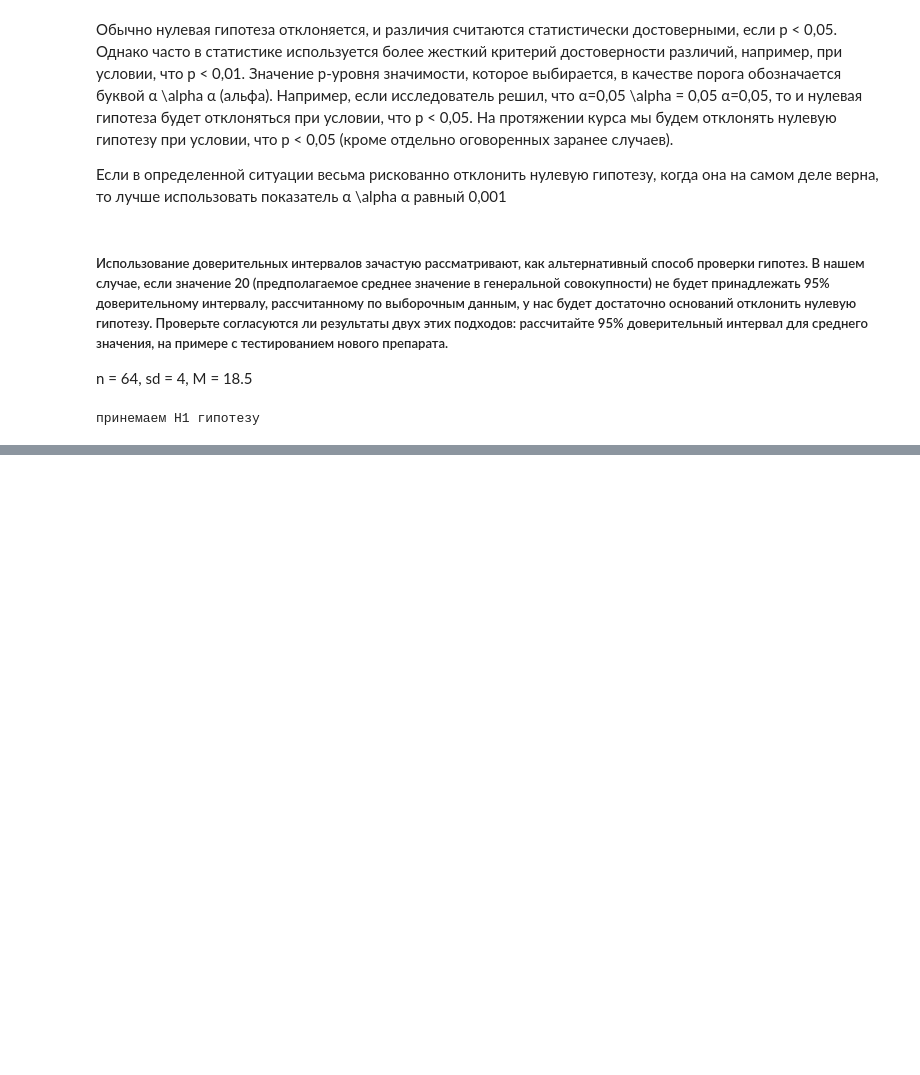
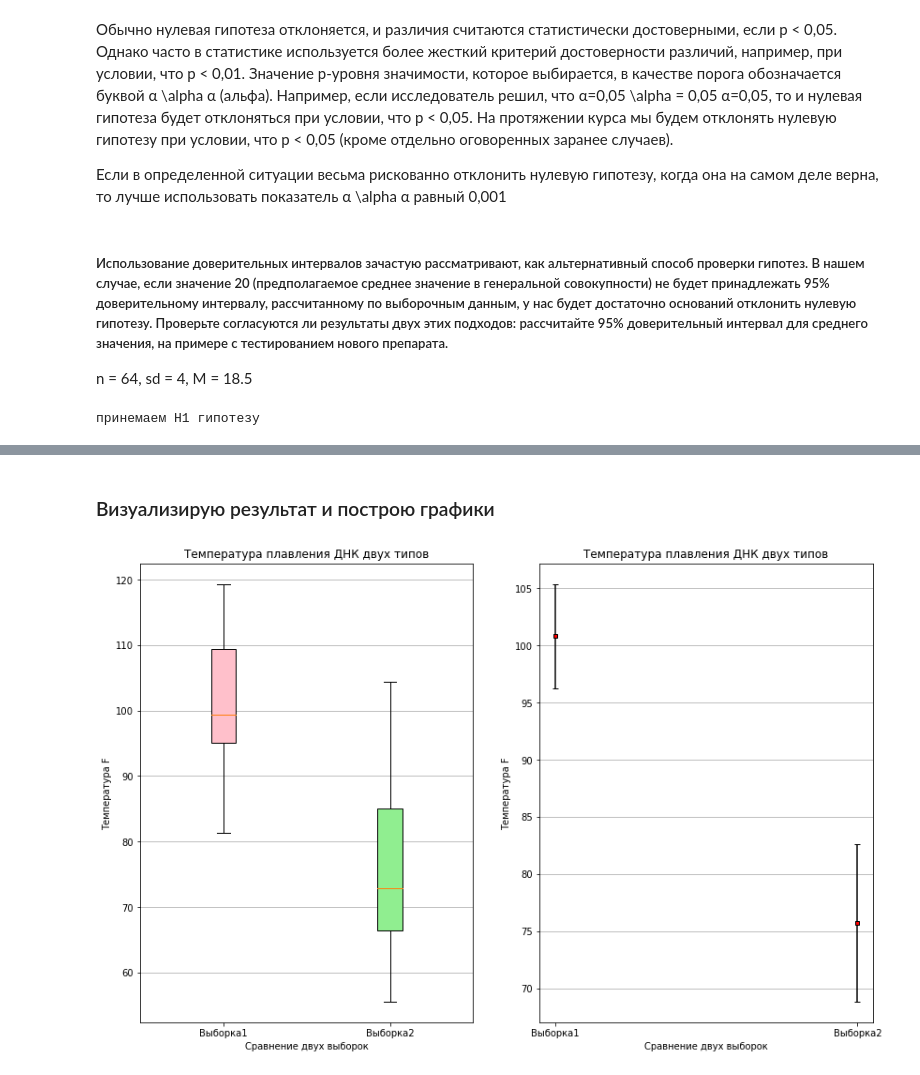
Before and after one commit to MaksimOsokin/training_in_pandas, a Jupyter notebook: tasks_from_the_course/Статистика_конспект.ipynb, the cells around one changed output, grey strips where cells are left out. Drawn from its saved outputs; the diff is of its cells as text; code cells hidden in the pictures; blank space fills up the shorter version.

```diff
--- a/tasks_from_the_course/Статистика_конспект.ipynb
+++ b/tasks_from_the_course/Статистика_конспект.ipynb
@@ -1137,0 +1270,47 @@ R:
+# %% [markdown]
+### Визуализирую результат и построю графики
+# %%
+import pandas as pd
+from scipy.stats import t
+import matplotlib.pyplot as plt
+
+array1 = [84.7, 105.0, 98.9, 97.9, 108.7, 81.3, 99.4, 89.4, 93.0, 119.3, 99.2, 99.4, 97.1, 112.4, 99.8, 94.7, 114.0, 95.1, 115.5, 111.5]
+array2 = [57.2, 68.6, 104.4, 95.1, 89.9, 70.8, 83.5, 60.1, 75.7, 102.0, 69.0, 79.6, 68.9, 98.6, 76.0, 74.8, 56.0, 55.6, 69.4, 59.5]
+
+# считаем количество элементов, среднее, стандартное отклонение и стандартную ошибку
+df = pd.DataFrame({'Выборка1':array1, 'Выборка2':array2}).agg(['mean','std','count','sem']).transpose()
+df.columns = ['Mx','SD','N','SE']
+
+# рассчитываем 95% интервал отклонения среднего
+p = 0.95
+K = t.ppf((1 + p)/2, df['Mx']-1)
+df['interval'] = K * df['SE']
+
+#строим графики, boxplot из изначальных данных array1, array2,  доверительные интервалы из датафрейма df
+fig, (ax1, ax2) = plt.subplots(nrows=1, ncols=2, figsize=(14, 9))
+
+# график boxplot
+bplot1 = ax1.boxplot([array1, array2],
+                     vert=True,  # создаем вертикальные боксы
+                     patch_artist=True, # для красоты заполним цветом боксы квантилей
+                     labels=['Выборка1', 'Выборка2']) # используется для задания значений выборок в случае с boxplot
+
+# график доверительных интервалов
+bplot2 = ax2.errorbar(x=df.index, y=df['Mx'], yerr=df['interval'],\
+                      color="black", capsize=3, marker="s", markersize=4, mfc="red", mec="black", fmt ='o')
+
+# раскрасим boxplot
+colors = ['pink', 'lightgreen']
+for patch, color in zip(bplot1['boxes'], colors):
+    patch.set_facecolor(color)
+
+# добавим общие для каждого из графиков данные
+for ax in [ax1, ax2]:
+    ax.yaxis.grid(True)
+    ax.set_title('Температура плавления ДНК двух типов')
+    ax.set_xlabel('Сравнение двух выборок')
+    ax.set_ylabel('Температура F')
+
+plt.show()
+# %% [output]
+[figure, added]
```
Also changed, not shown: parts of 68 cells of this notebook.
